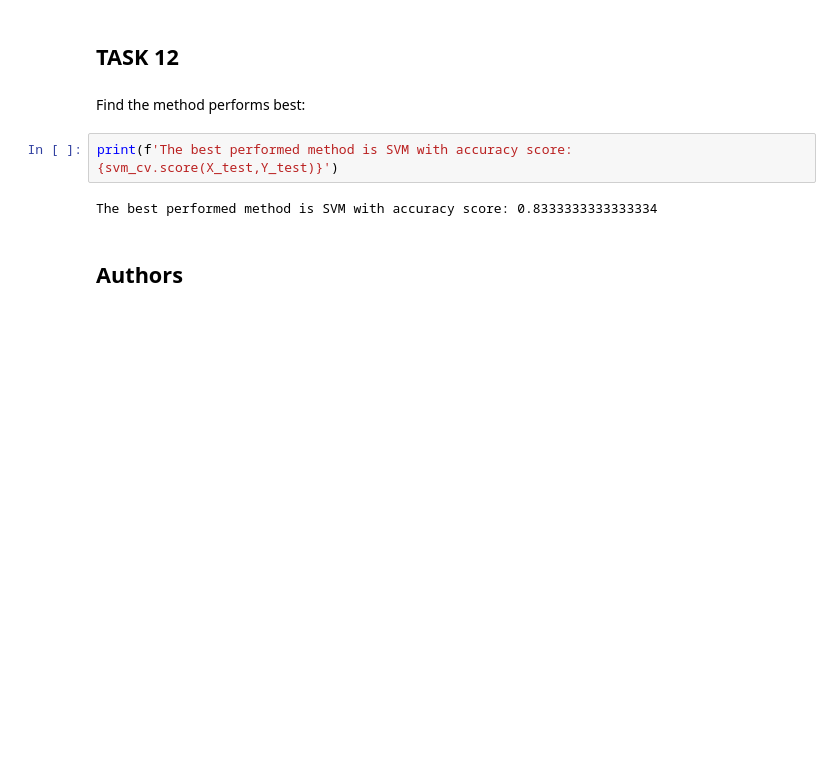
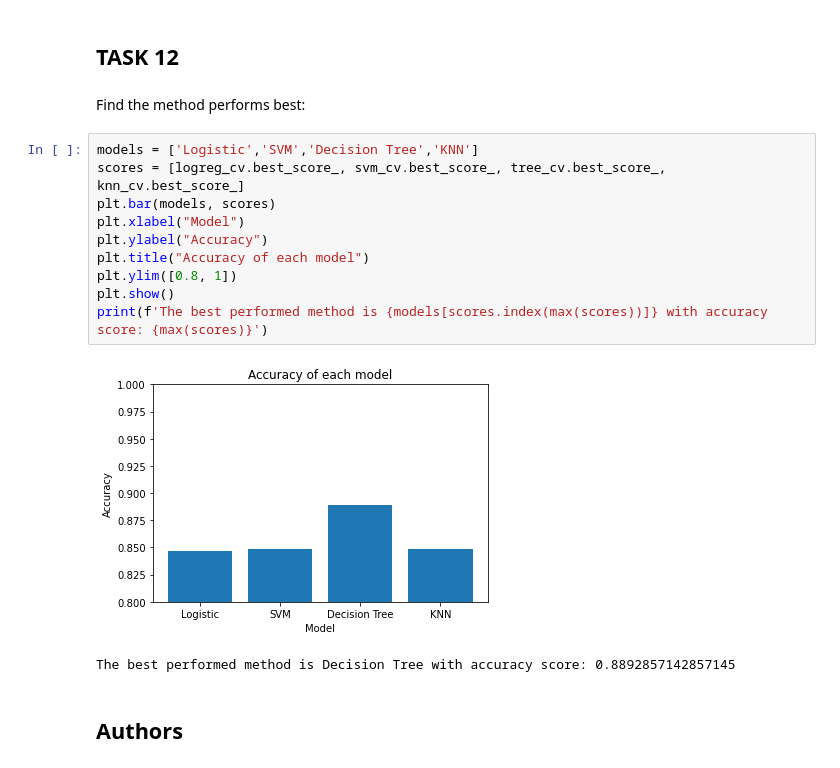
Before and after one commit to GrexPTP/DataScienceCapstone, a Jupyter notebook: Machine Learning Prediction.ipynb, the cells around one changed output. Saved outputs shown, nothing was run; the diff lists cells and outputs as text; blank space fills up the shorter version.

```diff
--- a/Machine Learning Prediction.ipynb
+++ b/Machine Learning Prediction.ipynb
@@ -314,10 +310,19 @@ plot_confusion_matrix(Y_test,yhat)
 ## TASK  12
 # %% [markdown]
 Find the method performs best:
-# %%
-print(f'The best performed method is SVM with accuracy score: {svm_cv.score(X_test,Y_test)}')
-# %% [output]
-The best performed method is SVM with accuracy score: 0.8333333333333334
+# %%
+models = ['Logistic','SVM','Decision Tree','KNN']
+scores = [logreg_cv.best_score_, svm_cv.best_score_, tree_cv.best_score_, knn_cv.best_score_]
+plt.bar(models, scores)
+plt.xlabel("Model")
+plt.ylabel("Accuracy")
+plt.title("Accuracy of each model")
+plt.ylim([0.8, 1])
+plt.show()
+print(f'The best performed method is {models[scores.index(max(scores))]} with accuracy score: {max(scores)}')
+# %% [output]
+[figure, added]
+The best performed method is Decision Tree with accuracy score: 0.8892857142857145
 # %% [markdown]
 ## Authors
 # %% [markdown]
```
Also changed, not shown: parts of 8 cells of this notebook.
